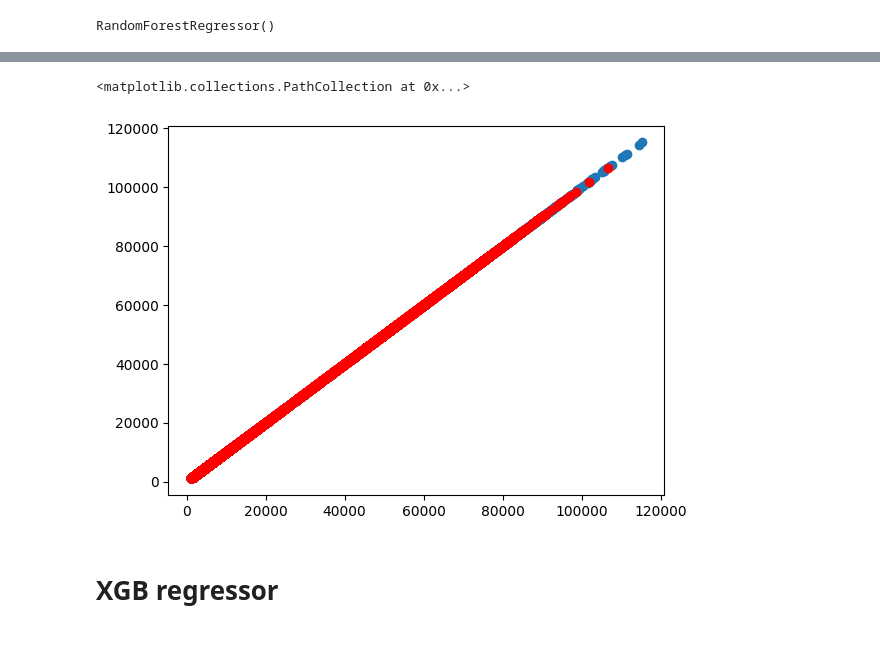
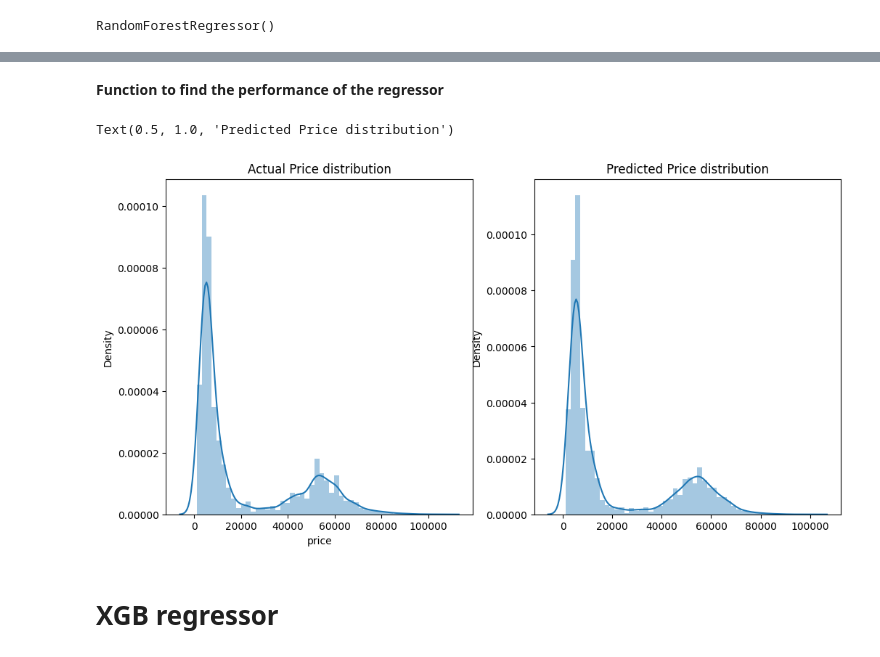
Before and after one commit to TamizharasanG/Travel-and-Tourism-Clarity-TTS, a Jupyter notebook: Tour_Assistant_Web_app.ipynb, the cells around one changed output, grey strips where cells are left out. Saved outputs shown, nothing was run; the diff lists cells and outputs as text; code cells hidden in the pictures.

```diff
--- a/Tour_Assistant_Web_app.ipynb
+++ b/Tour_Assistant_Web_app.ipynb
@@ -441,9 +446,16 @@ plt.show()
-# %%
-plt.scatter(y_test, y_test)
-plt.scatter(y_pred_rf, y_pred_rf, color = "r")
-# %% [output]
-<matplotlib.collections.PathCollection at 0x...>
-[figure, removed]
+# %% [markdown]
+**Function to find the performance of the regressor**
+# %%
+plt.figure(figsize = (12, 6))
+plt.subplot(1, 2, 1)
+sns.distplot(y_test)
+plt.title("Actual Price distribution")
+plt.subplot(1, 2, 2)
+sns.distplot(y_pred_rf)
+plt.title("Predicted Price distribution")
+# %% [output]
+Text(0.5, 1.0, 'Predicted Price distribution')
+[figure, added]
 # %% [markdown]
 # **XGB regressor**
 # %%
```
Also changed, not shown: parts of 43 cells of this notebook.
